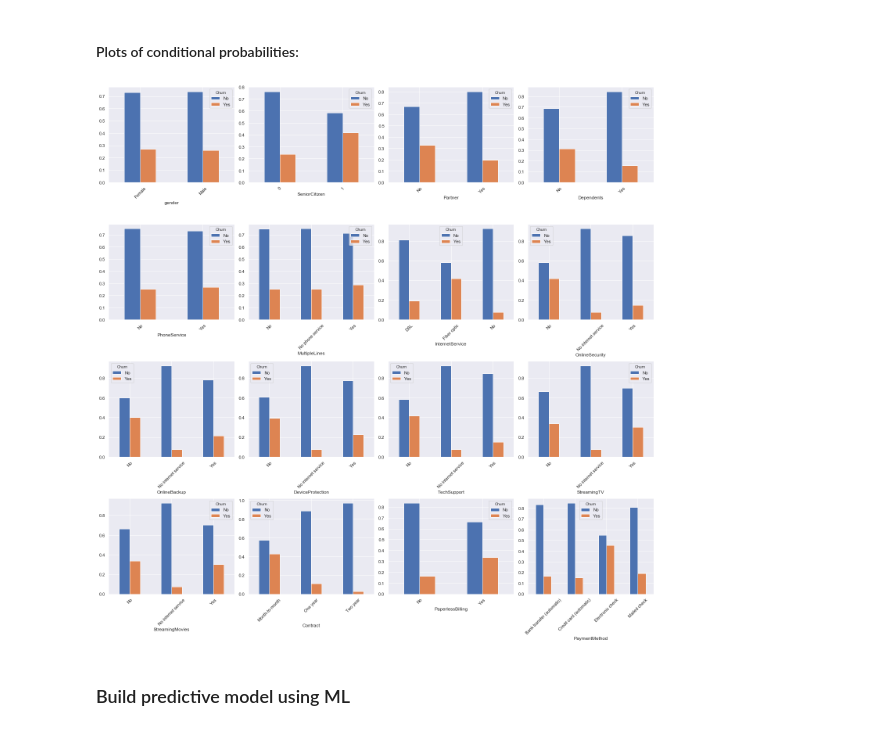
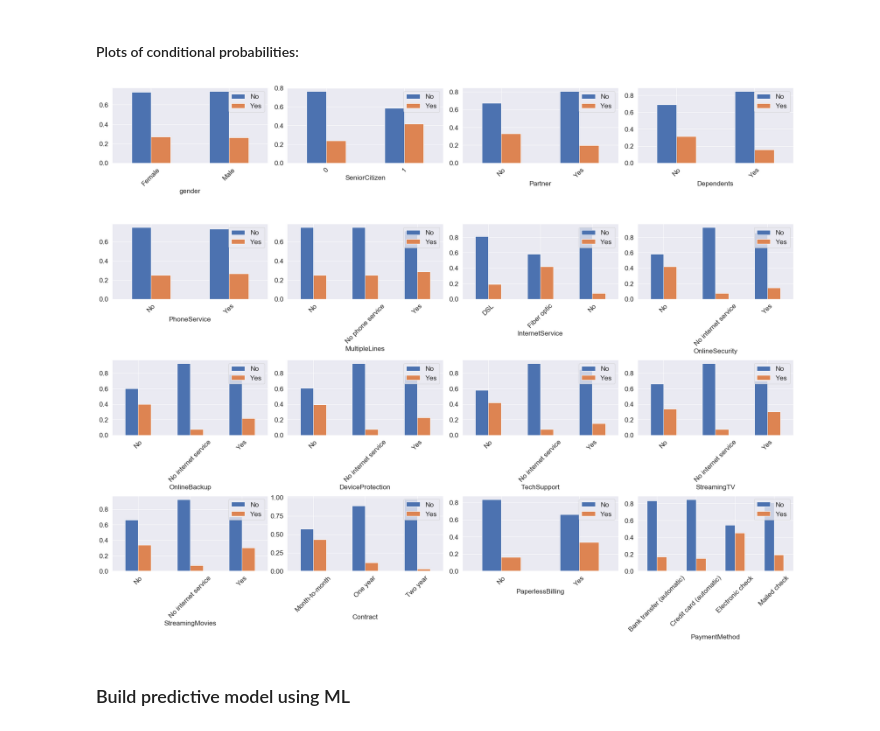
Before and after one commit to carlosjarguello/ds_practice_problems, a Jupyter notebook: customer_churn.ipynb, the cells around one changed output. Drawn from its saved outputs; the diff is of its cells as text; code cells hidden in the pictures.

```diff
--- a/customer_churn.ipynb
+++ b/customer_churn.ipynb
@@ -12,6 +12,16 @@ import numpy as np
 import matplotlib.pyplot as plt
 import seaborn as sns
 sns.set(color_codes=True)
+# %%
+# Set global plot parameters
+params = {'legend.fontsize': 'x-large',
+          'figure.figsize': (15, 5),
+          'legend.loc': 'upper right',
+          'axes.labelsize': 'x-large',
+          'axes.titlesize':'x-large',
+          'xtick.labelsize':'x-large',
+          'ytick.labelsize':'x-large'}
+plt.rcParams.update(params)
 # %%
 # Encoders for categorical data:
 from sklearn.preprocessing import OneHotEncoder, StandardScaler
@@ -256,15 +269,16 @@ pd.crosstab(index = telco_data_processed[telco_categorical_features[0]], columns
 # %%
 # Check distribution of categorical variables (using pandas bar plot):
 # Note that this allows a simple comparison of the OR (odds ratio) for churning for each feature
 
-fig, ax = plt.subplots(4,4, figsize=(20,20))
+fig, ax = plt.subplots(4,4, figsize=(25,20))
 ax = ax.ravel()
 for n, feature in enumerate(telco_categorical_features):
     pd.crosstab(index=telco_data_processed[feature], columns=telco_data_processed[target_variable]).apply(lambda r: r/r.sum(), axis=1).plot(ax=ax[n], kind="bar")
     ax[n].tick_params(axis='x', rotation=45)
+    ax[n].legend(loc='upper right')
 plt.tight_layout()
 # %% [output]
-[figure, old version]
+[figure, new version]
 # %%
 # Also possible with seaborn:
 
```
Also changed, not shown: parts of 21 cells of this notebook, 3 other files.
